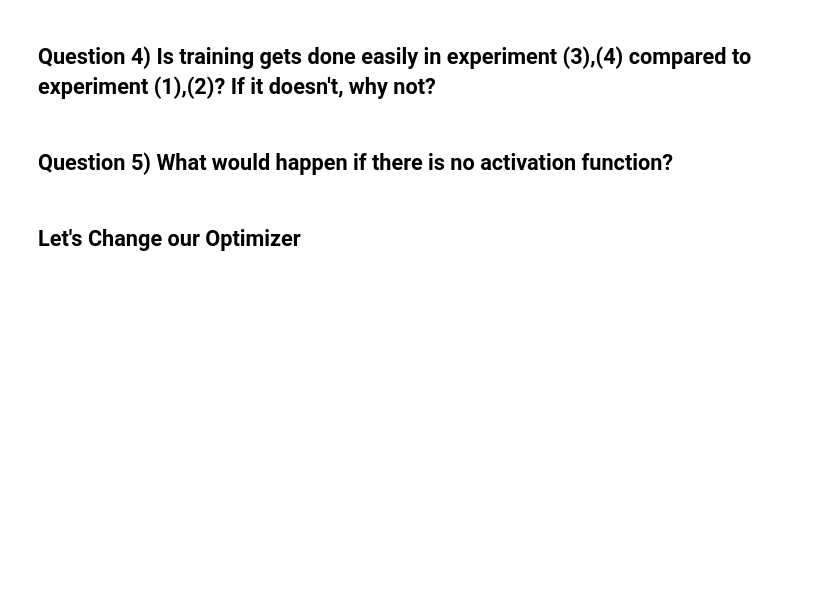
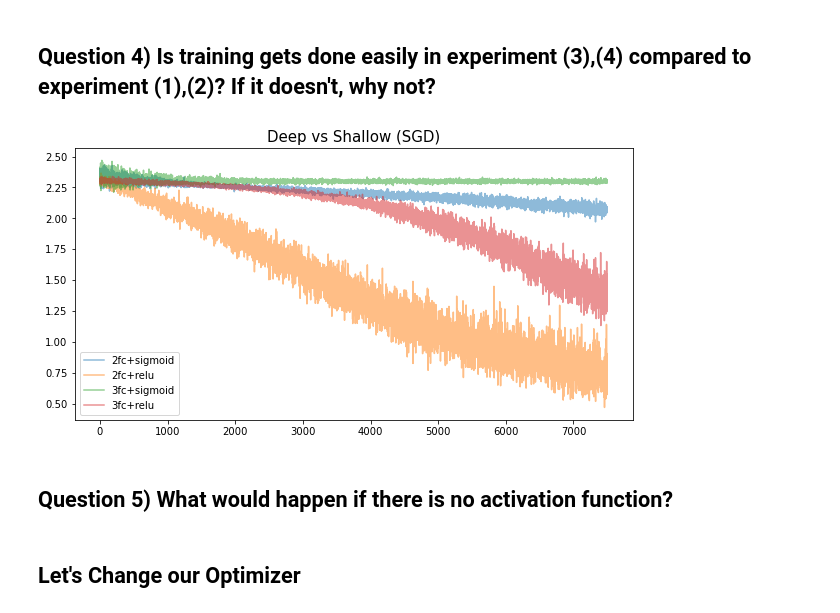
Before and after one commit to Seong-JiHyeon/ComputerVision-Learning, a Jupyter notebook: KAIST_AI604/pytorch tutorial for CV/hw1-1(assn).ipynb, the cells around one changed output. Cells and saved outputs as stored; diff of their text form; code cells hidden in the pictures; blank space fills up the shorter version.

```diff
--- a/KAIST_AI604/pytorch tutorial for CV/hw1-1(assn).ipynb
+++ b/KAIST_AI604/pytorch tutorial for CV/hw1-1(assn).ipynb
@@ -311,5 +346,5 @@ trainer = Trainer(trainloader = trainDataLoader,
                   criterion = criterion,
                   optimizer = optimizer)
 # %%
-trainer.train(epoch = 4)
+loss3 = trainer.train(epoch = 4)
 # %% [output]
@@ -367,5 +411,5 @@ trainer = Trainer(trainloader = trainDataLoader,
                   criterion = criterion,
                   optimizer = optimizer)
 # %%
-trainer.train(epoch = 4)
+loss4 = trainer.train(epoch = 4)
 # %% [output]
@@ -389,5 +434,16 @@ Test set:  Accuracy: 6264/10000 (63%)
 # %% [markdown]
 ## Question 4) Is training gets done easily in experiment (3),(4) compared to experiment (1),(2)? If it doesn't, why not?
+# %%
+plt.figure(figsize=(10,5))
+labels = ['2fc+sigmoid', '2fc+relu', '3fc+sigmoid', '3fc+relu']
+losses = [loss1, loss2, loss3, loss4]
+for i in range(4):
+    plt.plot(losses[i], alpha=.5, label=labels[i])
+plt.legend()
+plt.title("Deep vs Shallow (SGD)", fontsize=15)
+plt.show()
+# %% [output]
+[figure, added]
 # %% [markdown]
 ## Question 5) What would happen if there is no activation function?
 # %% [markdown]
```
Also changed, not shown: parts of 56 cells of this notebook, 4 other files.
